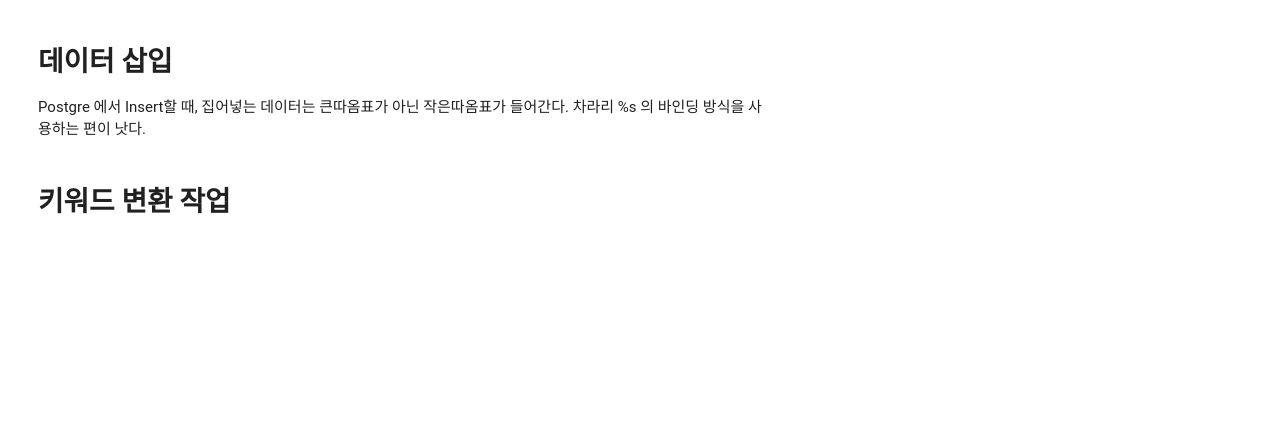
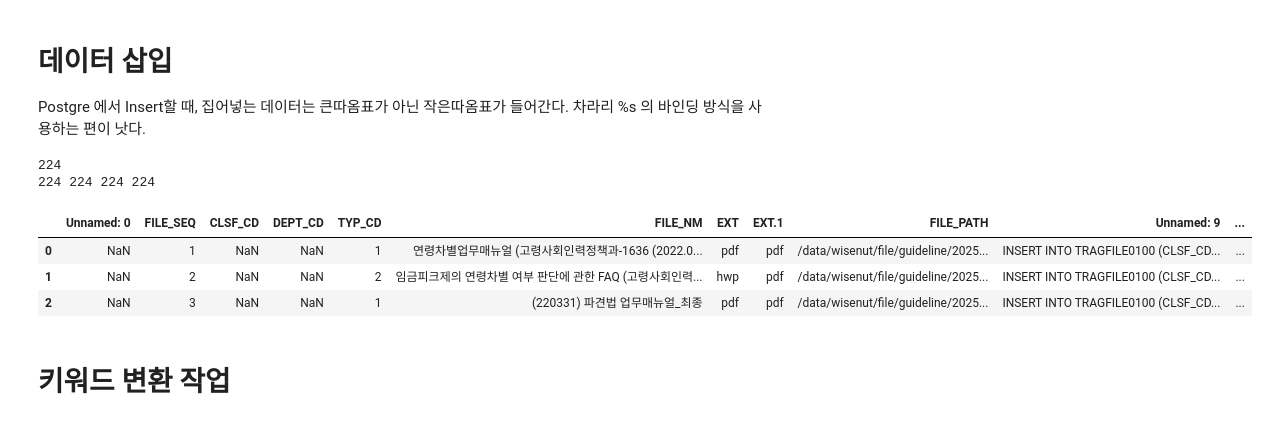
Before and after one commit to GitRani/adaptive-rag-public, a Jupyter notebook: unit_test/keyword_data_insert.ipynb, the cells around one changed output. Cells and saved outputs as stored; diff of their text form; code cells hidden in the pictures; blank space fills up the shorter version.

```diff
--- a/unit_test/keyword_data_insert.ipynb
+++ b/unit_test/keyword_data_insert.ipynb
@@ -305,19 +305,26 @@ delete_0102_all_sql = """
 DELETE FROM TRAGFILE0102;
 """
 # %%
-df_0100 = pd.read_excel('./data/커스텀_목록테이블 입력데이터_v0.2_20250203.xlsx', skiprows=2)
+df_0100 = pd.read_excel('../data/unit_test/file/커스텀_목록테이블 입력데이터_v0.2_20250203.xlsx', skiprows=2)
 # df_0100.head(3)
 
 print(len(df_0100))
 
 clsf_cd = list(df_0100['clsf_cd'])
 typ_cd = list(df_0100['typ_cd'])
 file_name = list(df_0100['FILE_NM'])
 ext = list(df_0100['EXT.1'])
 
 print(len(clsf_cd), len(typ_cd), len(file_name), len(ext))
 
 df_0100.head(3)
+# %% [output]
+224
+224 224 224 224
+|  | Unnamed: 0 | FILE_SEQ | CLSF_CD | DEPT_CD | TYP_CD | FILE_NM | EXT | EXT.1 | FILE_PATH | Unnamed: 9 | ... |
+| 0 | NaN | 1 | NaN | NaN | 1 | 연령차별업무매뉴얼 (고령사회인력정책과-1636 (2022.0... | pdf | pdf | /data/wisenut/file/guideline/2025... | INSERT INTO TRAGFILE0100 (CLSF_CD... | ... |
+| 1 | NaN | 2 | NaN | NaN | 2 | 임금피크제의 연령차별 여부 판단에 관한 FAQ (고령사회인력... | hwp | pdf | /data/wisenut/file/guideline/2025... | INSERT INTO TRAGFILE0100 (CLSF_CD... | ... |
+| 2 | NaN | 3 | NaN | NaN | 1 | (220331) 파견법 업무매뉴얼_최종 | pdf | pdf | /data/wisenut/file/guideline/2025... | INSERT INTO TRAGFILE0100 (CLSF_CD... | ... |
 # %%
 from datetime import datetime
 
```
Also changed, not shown: parts of 4 cells of this notebook, 5 other files.
